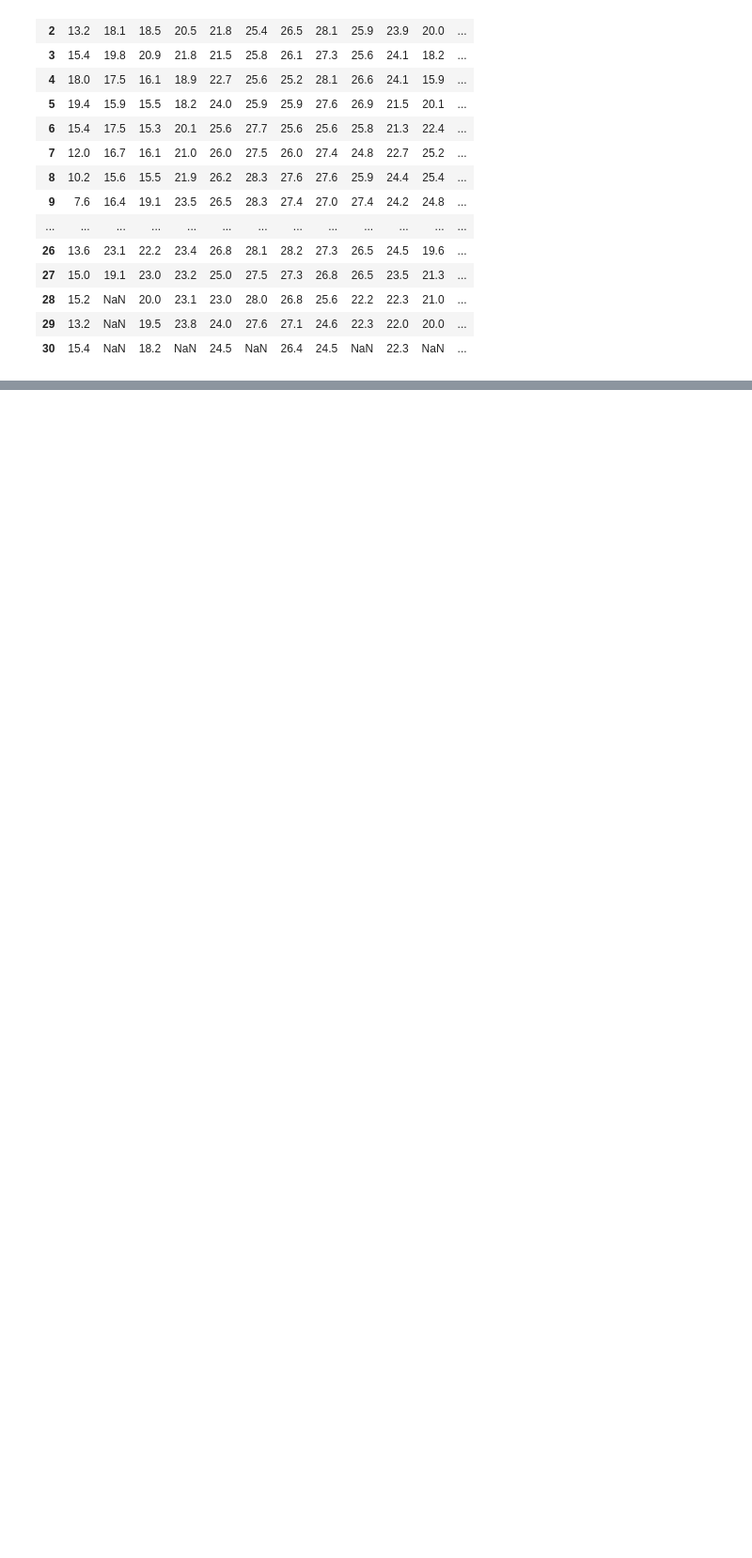
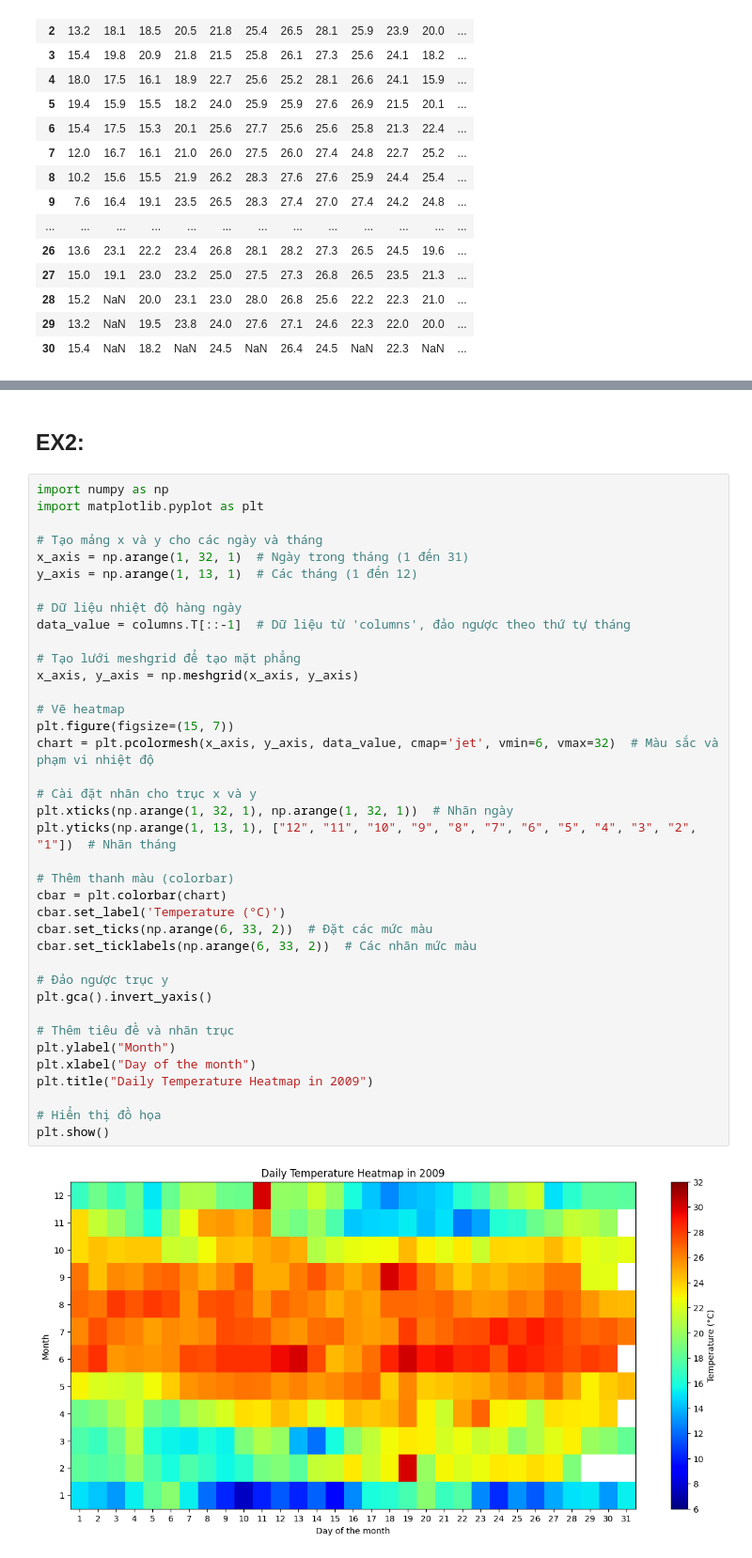
Before and after one commit to Minhsuperfragile/DS2024, a Jupyter notebook: final_vis/22bi13256_LeXuanLoc.ipynb, the cells around one changed output, grey strips where cells are left out. Shown at 94% size. Saved outputs shown, nothing was run; the diff lists cells and outputs as text; blank space fills up the shorter version.

```diff
--- a/final_vis/22bi13256_LeXuanLoc.ipynb
+++ b/final_vis/22bi13256_LeXuanLoc.ipynb
@@ -134,0 +150,42 @@ plt.show()
+# %% [markdown]
+## EX2:
+# %%
+import numpy as np
+import matplotlib.pyplot as plt
+
+# Tạo mảng x và y cho các ngày và tháng
+x_axis = np.arange(1, 32, 1)  # Ngày trong tháng (1 đến 31)
+y_axis = np.arange(1, 13, 1)  # Các tháng (1 đến 12)
+
+# Dữ liệu nhiệt độ hàng ngày
+data_value = columns.T[::-1]  # Dữ liệu từ 'columns', đảo ngược theo thứ tự tháng
+
+# Tạo lưới meshgrid để tạo mặt phẳng
+x_axis, y_axis = np.meshgrid(x_axis, y_axis)
+
+# Vẽ heatmap
+plt.figure(figsize=(15, 7))
+chart = plt.pcolormesh(x_axis, y_axis, data_value, cmap='jet', vmin=6, vmax=32)  # Màu sắc và phạm vi nhiệt độ
+
+# Cài đặt nhãn cho trục x và y
+plt.xticks(np.arange(1, 32, 1), np.arange(1, 32, 1))  # Nhãn ngày
+plt.yticks(np.arange(1, 13, 1), ["12", "11", "10", "9", "8", "7", "6", "5", "4", "3", "2", "1"])  # Nhãn tháng
+
+# Thêm thanh màu (colorbar)
+cbar = plt.colorbar(chart)
+cbar.set_label('Temperature (°C)')
+cbar.set_ticks(np.arange(6, 33, 2))  # Đặt các mức màu
+cbar.set_ticklabels(np.arange(6, 33, 2))  # Các nhãn mức màu
+
+# Đảo ngược trục y
+plt.gca().invert_yaxis()
+
+# Thêm tiêu đề và nhãn trục
+plt.ylabel("Month")
+plt.xlabel("Day of the month")
+plt.title("Daily Temperature Heatmap in 2009")
+
+# Hiển thị đồ họa
+plt.show()
+# %% [output]
+[figure, added]
```
Also changed, not shown: parts of 12 cells of this notebook.
